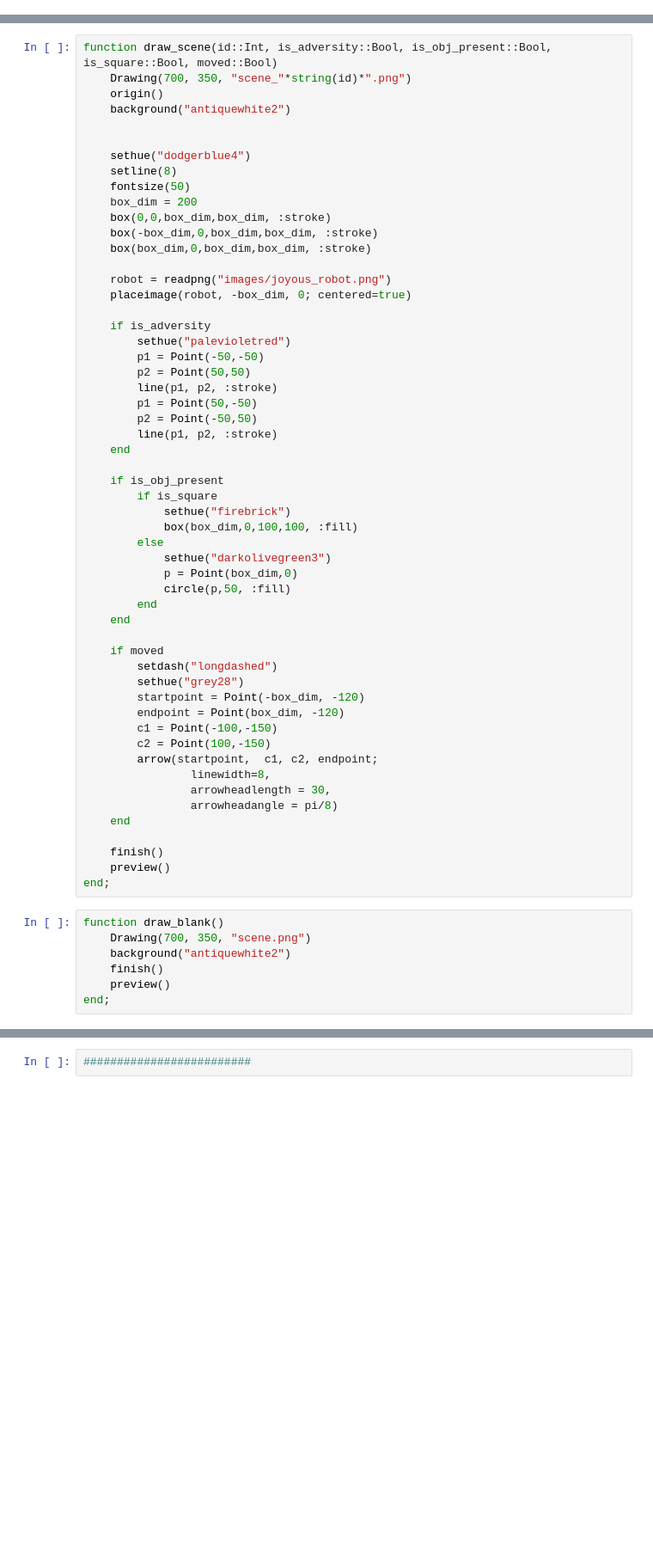
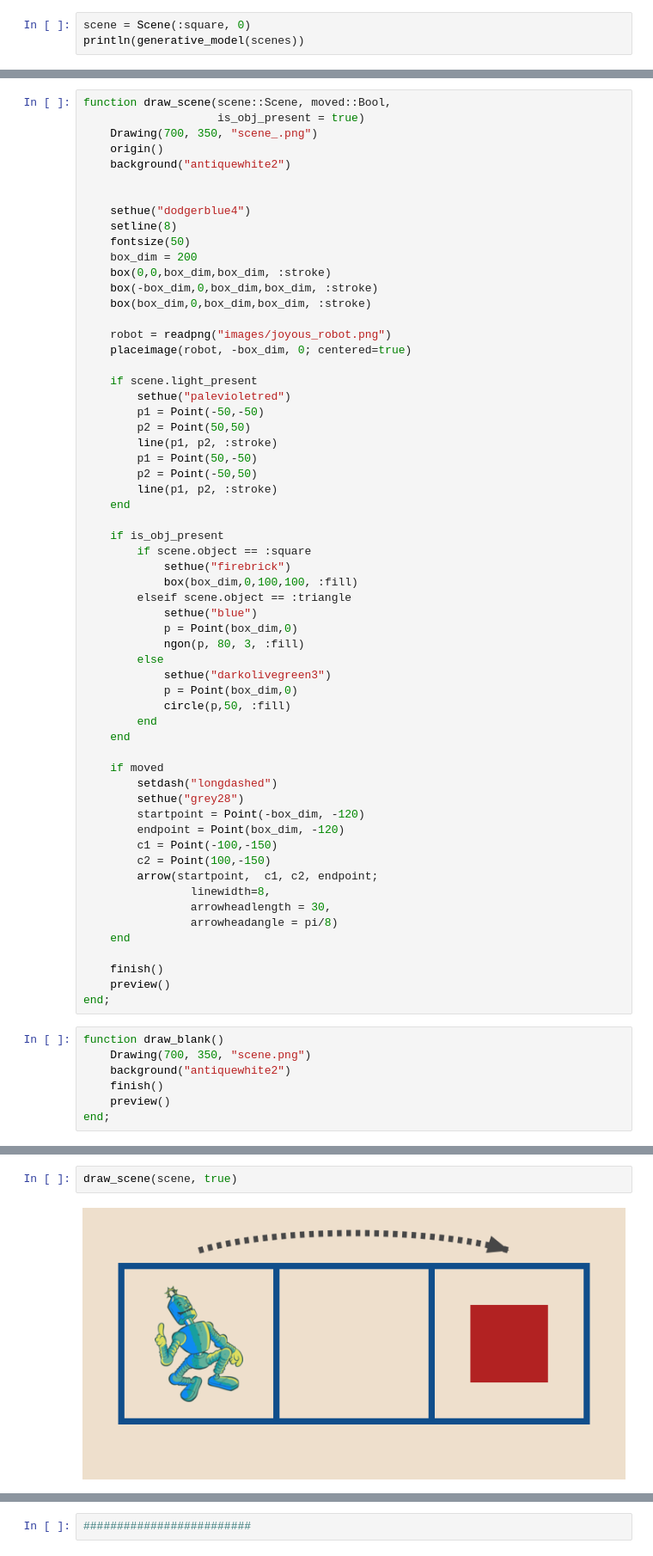
Before and after one commit to CNCLgithub/gen-quickstart, a Jupyter notebook: workshop/module_3.ipynb, the cells around one changed output, grey strips where cells are left out. Shown at 86% size. Saved outputs shown, nothing was run; the diff lists cells and outputs as text; blank space fills up the shorter version.

```diff
--- a/workshop/module_3.ipynb
+++ b/workshop/module_3.ipynb
@@ -41,0 +45,3 @@ println(generative_model(5))
+# %%
+scene = Scene(:square, 0)
+println(generative_model(scenes))
@@ -42,6 +50,7 @@ println(generative_model(5))
 # %%
-function draw_scene(id::Int, is_adversity::Bool, is_obj_present::Bool, is_square::Bool, moved::Bool)
-    Drawing(700, 350, "scene_"*string(id)*".png")
+function draw_scene(scene::Scene, moved::Bool,
+                    is_obj_present = true)
+    Drawing(700, 350, "scene_.png")
     origin()
     background("antiquewhite2")
 
@@ -57,7 +66,7 @@ function draw_scene(id::Int, is_adversity::Bool, is_obj_present::Bool, is_square
     robot = readpng("images/joyous_robot.png")
     placeimage(robot, -box_dim, 0; centered=true)
 
-    if is_adversity
+    if scene.light_present
         sethue("palevioletred")
         p1 = Point(-50,-50)
         p2 = Point(50,50)
@@ -68,9 +77,13 @@ function draw_scene(id::Int, is_adversity::Bool, is_obj_present::Bool, is_square
     end
 
     if is_obj_present
-        if is_square
+        if scene.object == :square
             sethue("firebrick")
             box(box_dim,0,100,100, :fill)
+        elseif scene.object == :triangle
+            sethue("blue")
+            p = Point(box_dim,0)
+            ngon(p, 80, 3, :fill)
         else
             sethue("darkolivegreen3")
             p = Point(box_dim,0)
@@ -125,0 +117,4 @@ observations = [true  true  true  true
+# %%
+draw_scene(scene, true)
+# %% [output]
+[figure, added]
```
Also changed, not shown: parts of 16 cells of this notebook, 2 other files.
